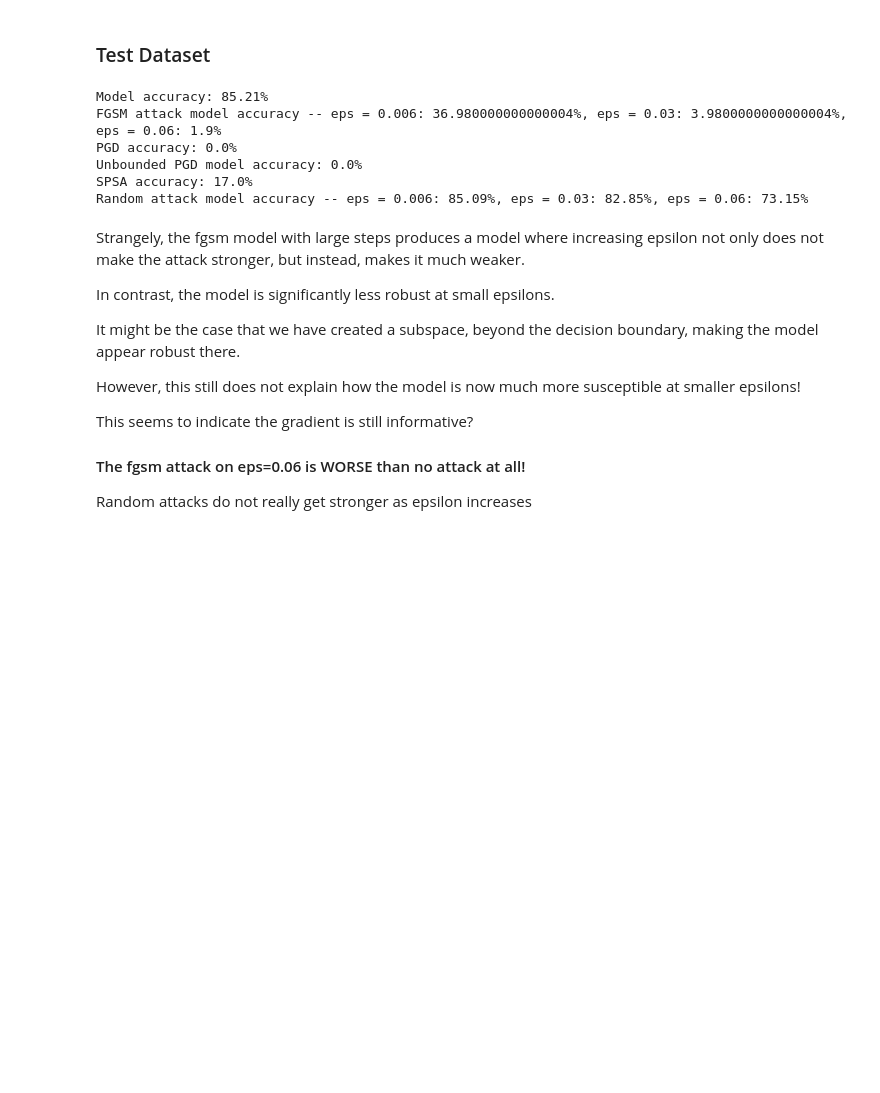
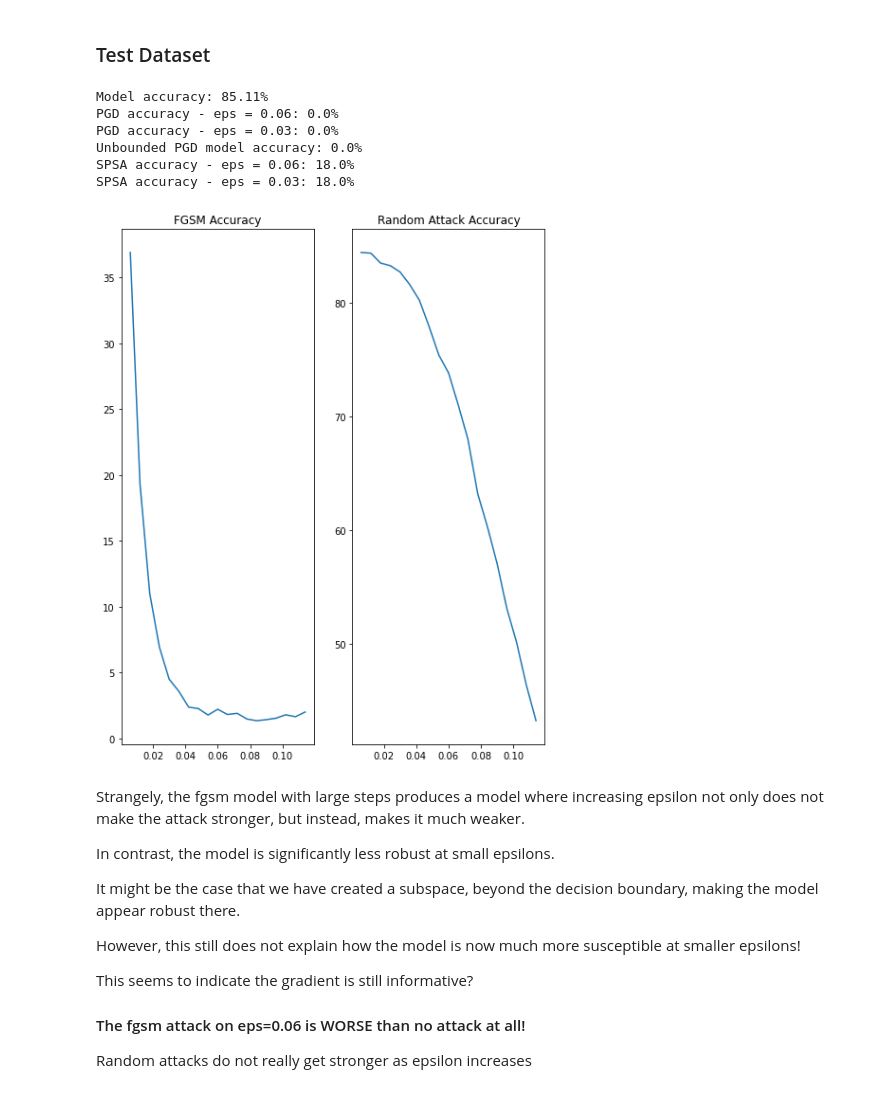
Before and after one commit to CarlosGomes98/false_sense_of_security, a Jupyter notebook: notebooks/GradientMasking.ipynb, the cells around one changed output. Cells and saved outputs as stored; diff of their text form; code cells hidden in the pictures; blank space fills up the shorter version.

```diff
--- a/notebooks/GradientMasking.ipynb
+++ b/notebooks/GradientMasking.ipynb
@@ -55,22 +55,24 @@ Files already downloaded and verified
 # %% [markdown]
 ## Load Trained Models
 # %%
-# # Regular CIFAR-10  ResNet Model
-model = CIFAR_Res_Net(device).eval()
-model.load_state_dict(torch.load("../models/cifar_res_net.model"))
-# CIFAR-10  ResNet Model trained with large FGSM steps
-fgsm_model = CIFAR_Res_Net(device).eval()
-fgsm_model.load_state_dict(torch.load("../models/cifar_res_net_fgsm06.model"))
-# # # CIFAR-10  ResNet Model trained with small FGSM steps
-fgsm_model_small = CIFAR_Res_Net(device).eval()
-fgsm_model_small.load_state_dict(torch.load("../models/cifar_res_net_20e_fgsm03.model"))
-# # # CIFAR-10  ResNet Model trained with large Step-ll steps
-step_ll_model = CIFAR_Res_Net(device).eval()
-step_ll_model.load_state_dict(torch.load("../models/cifar_res_net_20e_stepll.model"))
-# # CIFAR-10  ResNet Model trained through input gradient regularization
-gradient_norm_model = CIFAR_Res_Net(device).eval()
-state_dict = torch.load("D:/Libraries/Documents/tulip/cifar10/logs/cifar10/ResNet18/200e/best.pth.tar")['state_dict']
-gradient_norm_model.load_state_dict(state_dict)
+# # # Regular CIFAR-10  ResNet Model
+# model = CIFAR_Res_Net(device).eval()
+# model.load_state_dict(torch.load("../models/cifar_res_net.model"))
+# # CIFAR-10  ResNet Model trained with large FGSM steps
+# fgsm_model = CIFAR_Res_Net(device).eval()
+# fgsm_model.load_state_dict(torch.load("../models/cifar_res_net_fgsm06.model"))
+# # # # CIFAR-10  ResNet Model trained with small FGSM steps
+# fgsm_model_small = CIFAR_Res_Net(device).eval()
+# fgsm_model_small.load_state_dict(torch.load("../models/cifar_res_net_20e_fgsm03.model"))
+# # # # CIFAR-10  ResNet Model trained with large Step-ll steps
+# step_ll_model = CIFAR_Res_Net(device).eval()
+# step_ll_model.load_state_dict(torch.load("../models/cifar_res_net_20e_stepll.model"))
+# # # CIFAR-10  ResNet Model trained through input gradient regularization ld2
+# gradient_norm_model = CIFAR_Res_Net(device).eval()
+# gradient_norm_model.load_state_dict(torch.load("../models/cifar_res_net_grad_reg_20e_ld2.model"))
+# # CIFAR-10  ResNet Model trained through input gradient regularization ld5
+gradient_norm_model_strong = CIFAR_Res_Net(device).eval()
+gradient_norm_model_strong.load_state_dict(torch.load("../models/cifar_res_net_grad_reg_20e_ld10.model"))
 # %% [output]
 <All keys matched successfully>
 # %% [markdown]
@@ -93,14 +95,15 @@ Notice that random attacks are stronger as epsilon increases
 ### Test Dataset
 # %%
 # Regular Model
-run_masking_benchmarks(model, test_dataset, epsilon=0.06, device=device, batch_size=batch_size)
+run_masking_benchmarks(model, test_dataset, epsilon=0.06, device=device, batch_size=batch_size, epsilon_step=10)
 # %% [output]
-Model accuracy: 85.21%
-FGSM attack model accuracy -- eps = 0.006: 36.980000000000004%, eps = 0.03: 3.9800000000000004%, eps = 0.06: 1.9%
-PGD accuracy: 0.0%
+Model accuracy: 85.11%
+PGD accuracy - eps = 0.06: 0.0%
+PGD accuracy - eps = 0.03: 0.0%
 Unbounded PGD model accuracy: 0.0%
-SPSA accuracy: 17.0%
-Random attack model accuracy -- eps = 0.006: 85.09%, eps = 0.03: 82.85%, eps = 0.06: 73.15%
+SPSA accuracy - eps = 0.06: 18.0%
+SPSA accuracy - eps = 0.03: 18.0%
+[figure, added]
 # %% [markdown]
 Strangely, the fgsm model with large steps produces a model where increasing epsilon not only does not make the attack stronger, but instead, makes it much weaker.
 
```
Also changed, not shown: parts of 13 cells of this notebook, 4 other files.
